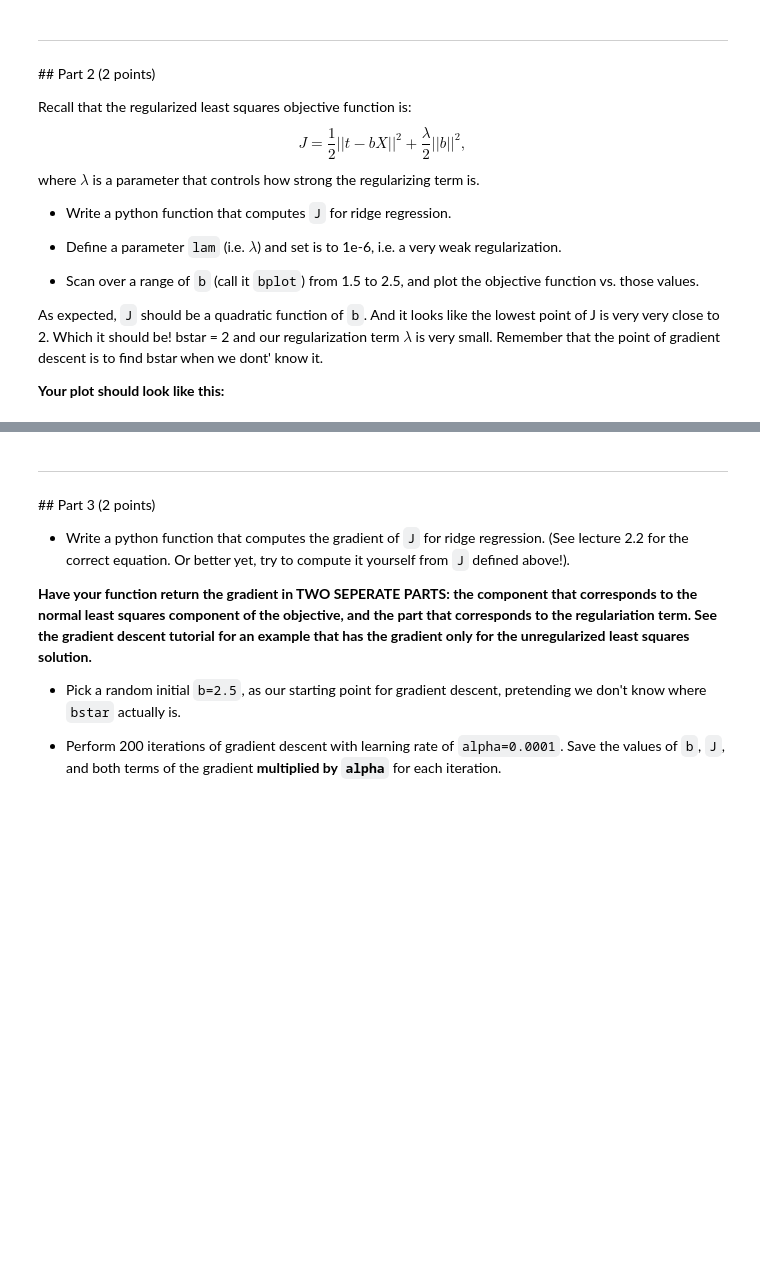
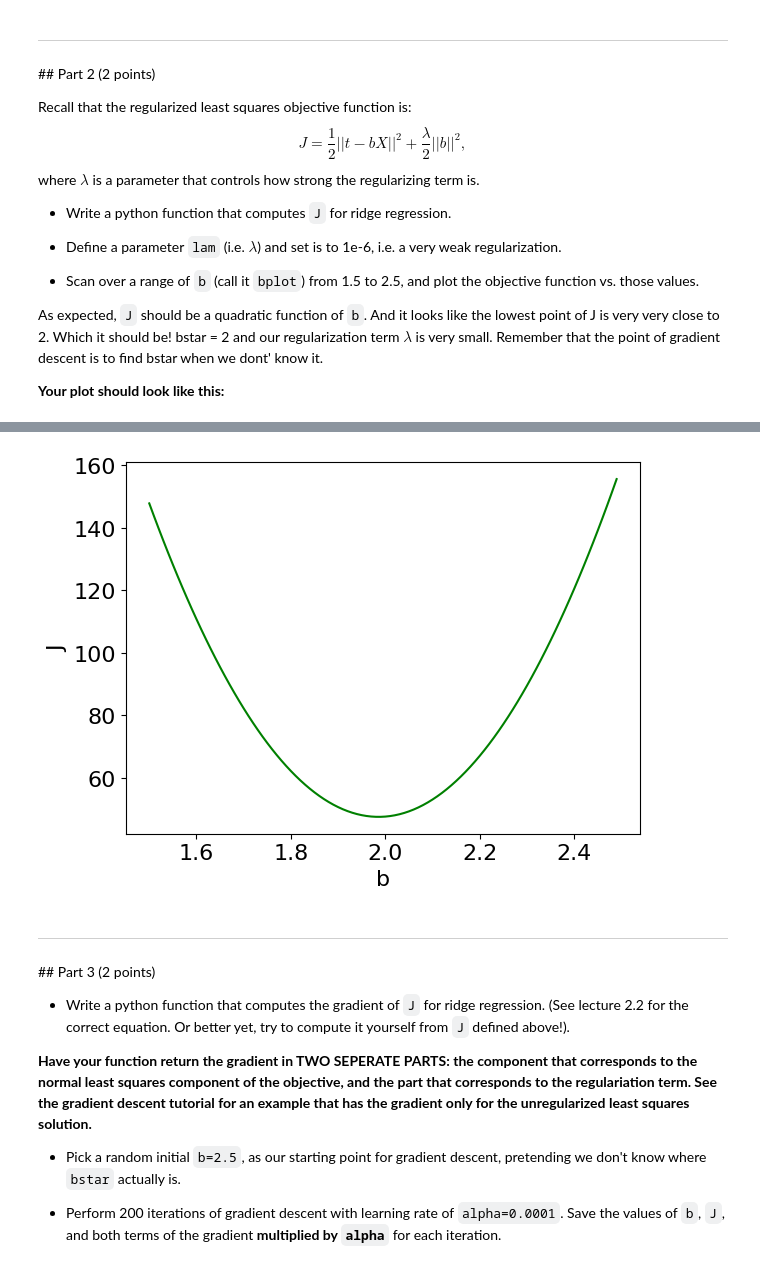
Before and after one commit to Urvi-M/BE559, a Jupyter notebook: Homework2_part3_v2.ipynb, the cells around one changed output, grey strips where cells are left out. Cells and saved outputs as stored; diff of their text form; code cells hidden in the pictures; blank space fills up the shorter version.

```diff
--- a/Homework2_part3_v2.ipynb
+++ b/Homework2_part3_v2.ipynb
@@ -78,3 +75,19 @@ As expected, `J` should be a quadratic function of `b`. And it looks like the lo
+# %%
+def obj(y, x, b,lam):
+  J = 0.5 * np.sum(np.power(y - b*x, 2)) + lam/2*np.sum(np.power(b, 2))
+  return J
+
+lam=10**(-6)
+J = []
+bplot = np.arange(1.5, 2.5, 0.01)
+for b in bplot:
+    J.append(obj(t, x, b,lam))
+plt.plot(bplot, J, 'g-')
+plt.ylabel('J')
+plt.xlabel('b');
+plt.tight_layout()
+# %% [output]
+[figure, added]
 # %% [markdown]
 ---
 ## Part 3 (2 points)
```
Also changed, not shown: parts of 41 cells of this notebook.
